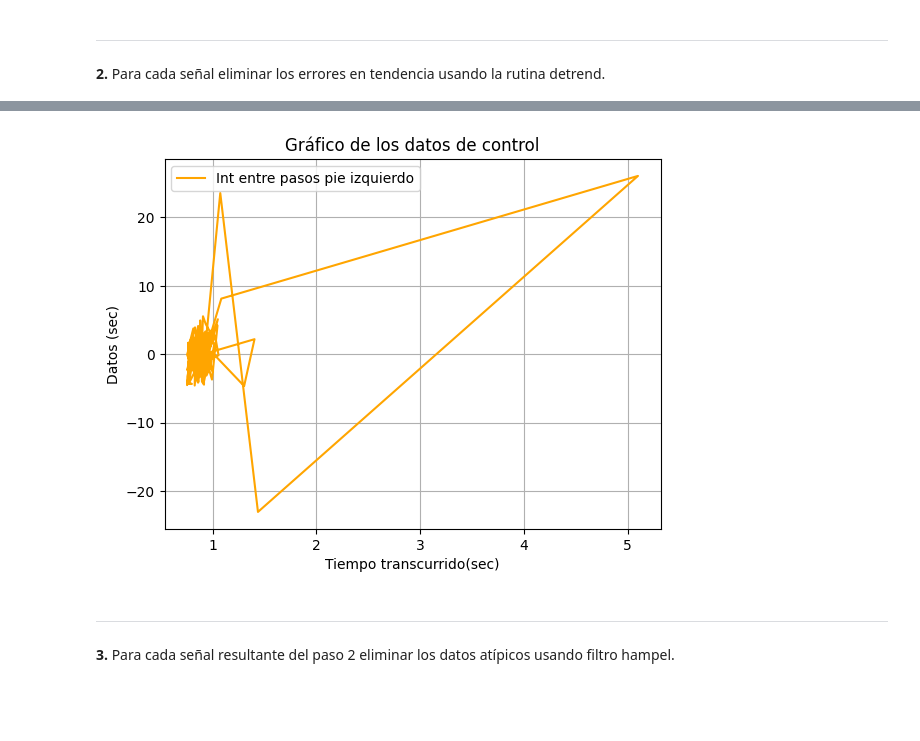
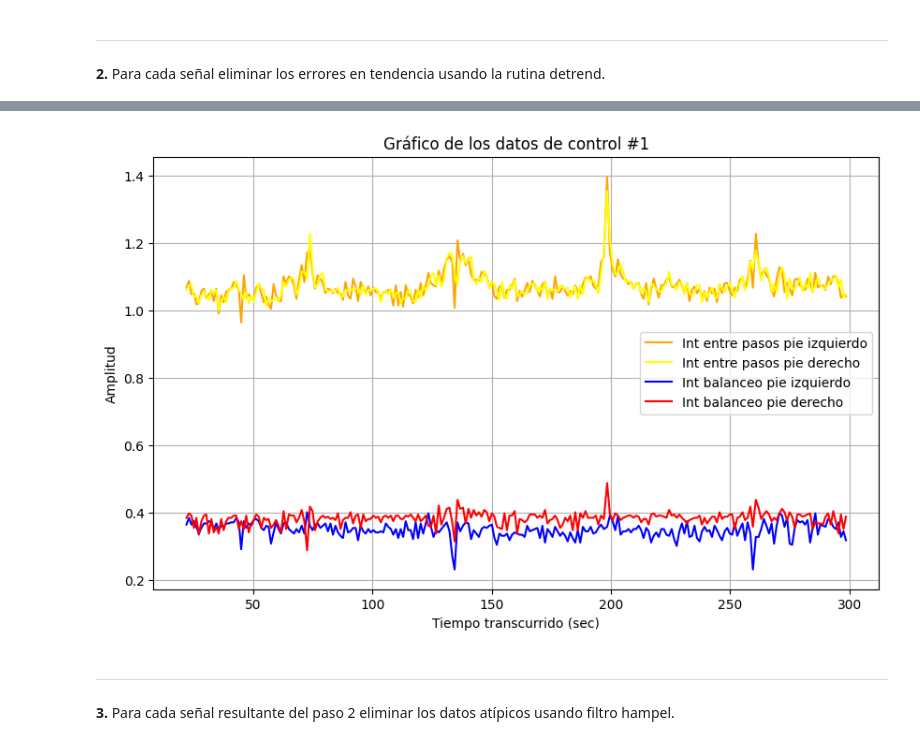
Before and after one commit to NataliaArenasP20/LaboratorioBiosenales, a Jupyter notebook: Proyecto_1/Proyecto1_NataliaArenas_DanielTamayo.ipynb, the cells around one changed output, grey strips where cells are left out. Drawn from its saved outputs; the diff is of its cells as text; code cells hidden in the pictures; blank space fills up the shorter version.

```diff
--- a/Proyecto_1/Proyecto1_NataliaArenas_DanielTamayo.ipynb
+++ b/Proyecto_1/Proyecto1_NataliaArenas_DanielTamayo.ipynb
@@ -185,14 +184,8 @@ def load(lista_archivos):
 
     return senales_grupo
 
-# Llamar la función para cargar todos los archivos de lista_als
-senales_als = load(lista_als)
-senales_hunt = load(lista_hunt)
-senales_park = load(lista_park)
-senales_control = load(lista_control)
-
-# Para contar cuantos archivos hay de cada grupo
-print(f'Se procesaron {len(senales_als)} archivos del grupo Parkinson')
-print(f'Se procesaron {len(senales_hunt)} archivos del grupo Huntington')
-print(f'Se procesaron {len(senales_park)} archivos del grupo Huntington')
-print(f'Se procesaron {len(senales_control)} archivos del grupo Huntington')
+# Llamar la función para cargar todos los archivos
+signals_als = load(lista_als)
+signals_hunt = load(lista_hunt)
+signals_park = load(lista_park)
+signals_control = load(lista_control)
@@ -210,25 +270,24 @@ Ya a los datos se le eliminaron los primeros 20 seg (NO SE HACE)
 # %%
-senales_control = load(lista_als)
-control_1 = senales_control[0]
+control_1 = signals_control[0] #control 1
 
-tiempo_control = control_1['Tiempo transcurrido (sec)']
-int_pasosicontrol = (control_1['Intervalos entre pasos pie izquierdo (sec)'])
-# int_pasosdcontrol = control_1['Intervalos entre pasos pie derecho (sec)']
-# int_balanicontrol = control_1['Intervalos de balanceo pie izquierdo (sec)']
-# int_balandcontrol = control_1['Intervalos de balanceo pie derecho (sec)']
+tiempo = control_1['Tiempo transcurrido (sec)']
+int_pasosi = control_1['Intervalos entre pasos pie izquierdo (sec)']
+int_pasosd = control_1['Intervalos entre pasos pie derecho (sec)']
+int_balani = control_1['Intervalos de balanceo pie izquierdo (sec)']
+int_baland = control_1['Intervalos de balanceo pie derecho (sec)']
 
 #Grafico los datos de control
-# Graficar la señal filtrada
-plt.plot(tiempo_control,signal.detrend(int_pasosicontrol),label='Int entre pasos pie izquierdo', color='orange')
-# plt.plot(tiempo_control,int_pasosdcontrol,label='Int entre pasos pie derecho', color='yellow')
-# plt.plot(tiempo_control,int_balanicontrol,label='Int balanceo pie izquierdo', color='blue')
-# plt.plot(tiempo_control,int_balandcontrol,label='Int balanceo pie derecho', color='red')
+plt.figure(figsize=(10, 6))
+plt.plot(tiempo,int_pasosi,label='Int entre pasos pie izquierdo', color='orange')
+plt.plot(tiempo,int_pasosd,label='Int entre pasos pie derecho', color='yellow')
+plt.plot(tiempo,int_balani,label='Int balanceo pie izquierdo', color='blue')
+plt.plot(tiempo,int_baland,label='Int balanceo pie derecho', color='red')
 
-plt.title('Gráfico de los datos de control')
-plt.xlabel('Tiempo transcurrido(sec)')
-plt.ylabel('Datos (sec)')
+plt.title('Gráfico de los datos de control #1')
+plt.xlabel('Tiempo transcurrido (sec)')
+plt.ylabel('Amplitud')
 plt.legend()
 plt.grid()
 plt.show()
 # %% [output]
-[figure, old version]
+[figure, new version]
```
Also changed, not shown: parts of 8 cells of this notebook.
